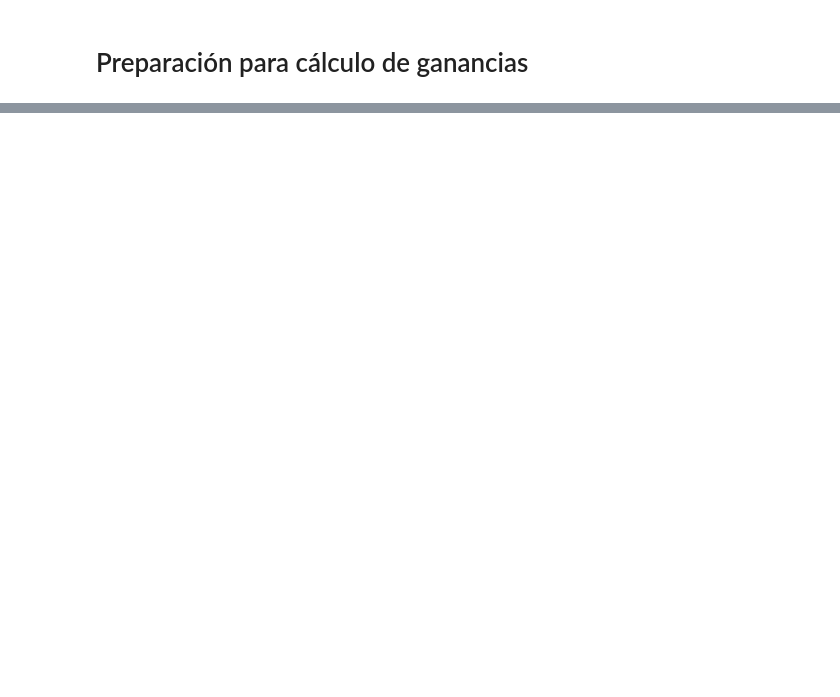
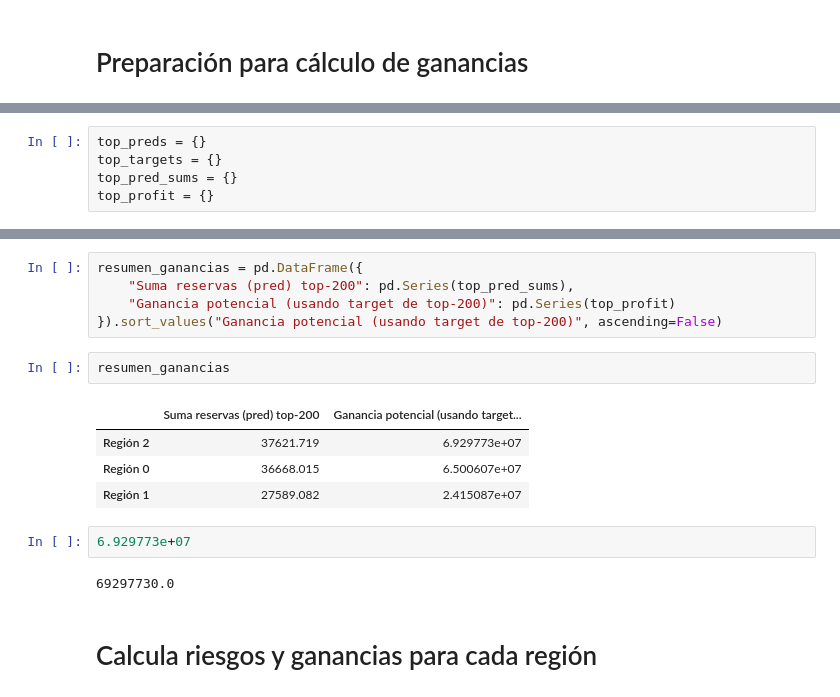
Before and after one commit to Davichobacter/data_science_tt, a Jupyter notebook: Sprint_11/notebook.ipynb, the cells around one changed output, grey strips where cells are left out. Saved outputs shown, nothing was run; the diff lists cells and outputs as text; blank space fills up the shorter version.

```diff
--- a/Sprint_11/notebook.ipynb
+++ b/Sprint_11/notebook.ipynb
@@ -221,0 +283,5 @@ RMSE: 0.0
+# %%
+top_preds = {}
+top_targets = {}
+top_pred_sums = {}
+top_profit = {}
@@ -221,0 +301,18 @@ RMSE: 0.0
+# %%
+resumen_ganancias = pd.DataFrame({
+    "Suma reservas (pred) top-200": pd.Series(top_pred_sums),
+    "Ganancia potencial (usando target de top-200)": pd.Series(top_profit)
+}).sort_values("Ganancia potencial (usando target de top-200)", ascending=False)
+# %%
+resumen_ganancias
+# %% [output]
+|  | Suma reservas (pred) top-200 | Ganancia potencial (usando target... |
+| Región 2 | 37621.719 | 6.929773e+07 |
+| Región 0 | 36668.015 | 6.500607e+07 |
+| Región 1 | 27589.082 | 2.415087e+07 |
+# %%
+6.929773e+07
+# %% [output]
+69297730.0
+# %% [markdown]
+# Calcula riesgos y ganancias para cada región
```
Also changed, not shown: parts of 18 cells of this notebook.
